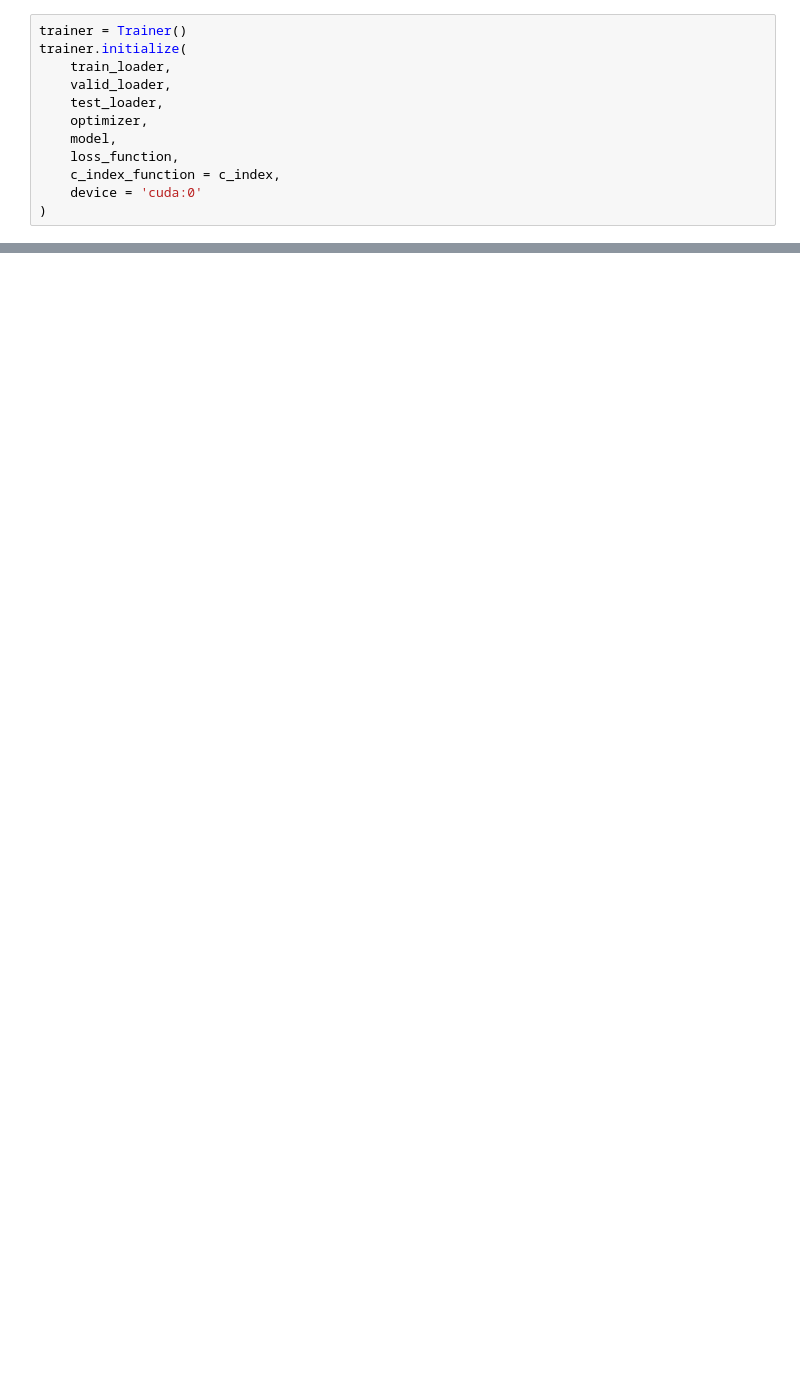
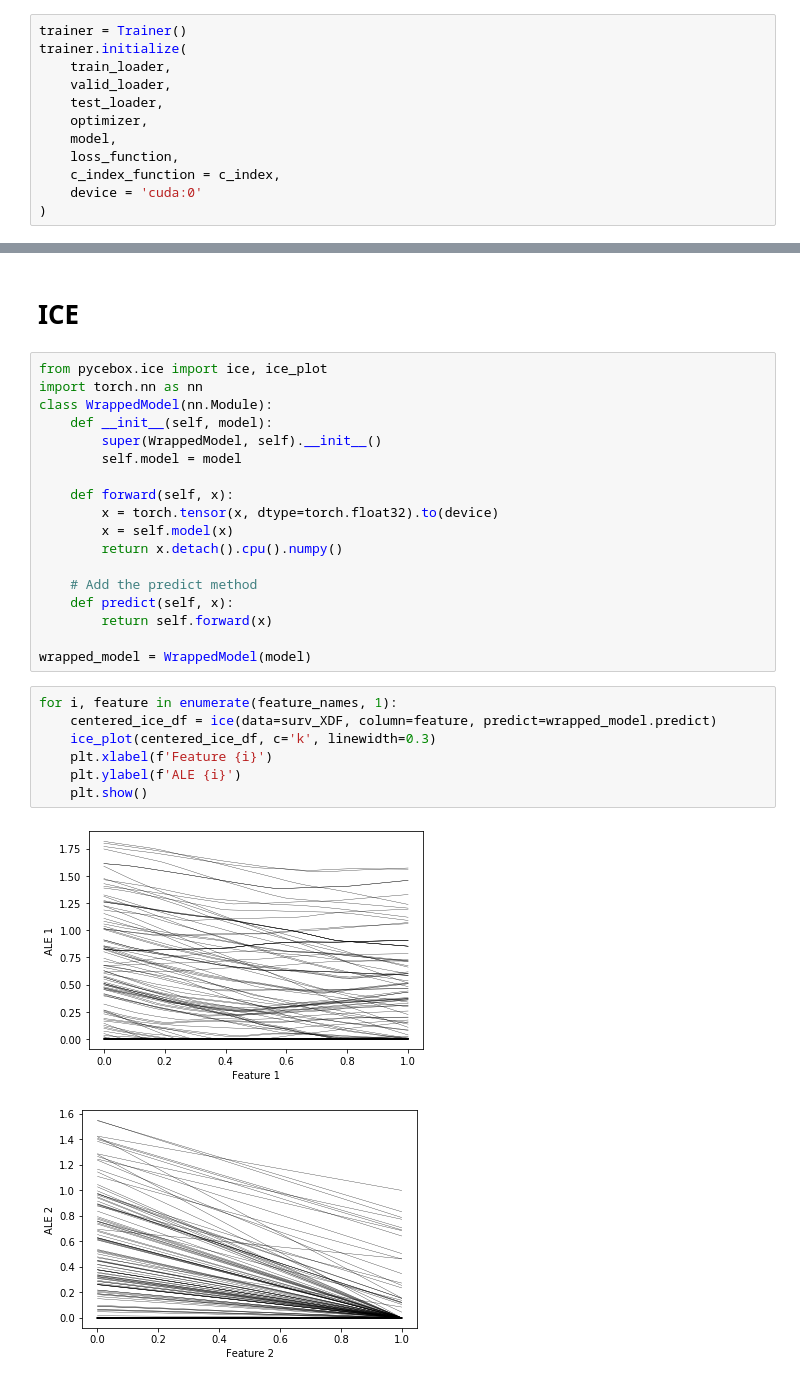
Before and after one commit to hyeok-jong/SNU_surv, a Jupyter notebook: deepsurv.ipynb, the cells around one changed output, grey strips where cells are left out. Cells and saved outputs as stored; diff of their text form; blank space fills up the shorter version.

```diff
--- a/deepsurv.ipynb
+++ b/deepsurv.ipynb
@@ -450,0 +397,30 @@ for i, feature in enumerate(feature_names, 1):
+# %% [markdown]
+# ICE
+# %%
+from pycebox.ice import ice, ice_plot
+import torch.nn as nn
+class WrappedModel(nn.Module):
+    def __init__(self, model):
+        super(WrappedModel, self).__init__()
+        self.model = model
+
+    def forward(self, x):
+        x = torch.tensor(x, dtype=torch.float32).to(device)
+        x = self.model(x)
+        return x.detach().cpu().numpy()
+
+    # Add the predict method
+    def predict(self, x):
+        return self.forward(x)
+
+wrapped_model = WrappedModel(model)
+# %%
+for i, feature in enumerate(feature_names, 1):
+    centered_ice_df = ice(data=surv_XDF, column=feature, predict=wrapped_model.predict)
+    ice_plot(centered_ice_df, c='k', linewidth=0.3)
+    plt.xlabel(f'Feature {i}')
+    plt.ylabel(f'ALE {i}')
+    plt.show()
+# %% [output]
+[figure, added]
+[figure, added]
```
Also changed, not shown: parts of 20 cells of this notebook.
